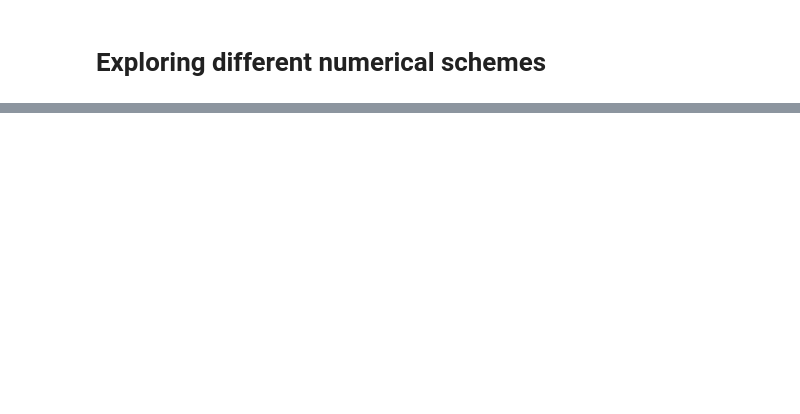
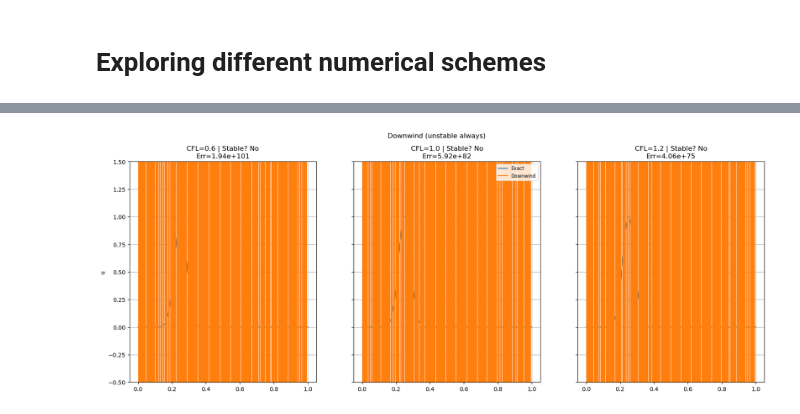
Before and after one commit to fredericstrand/INF205, a Jupyter notebook: project/explore.ipynb, the cells around one changed output, grey strips where cells are left out. Saved outputs shown, nothing was run; the diff lists cells and outputs as text; code cells hidden in the pictures; blank space fills up the shorter version.

```diff
--- a/project/explore.ipynb
+++ b/project/explore.ipynb
@@ -54,0 +65,27 @@ plt.show()
+# %%
+def downwind(a,nx,cfl,T):
+    dx=1/nx; dt=cfl*dx/abs(a); nt=int(T/dt)
+    u = np.exp(-((x-0.25)/0.05)**2)
+    for _ in range(nt):
+        un = u.copy(); ν=a*dt/dx
+        if a>0:
+            u = un - ν*(np.roll(un,-1) - un)
+        else:
+            u = un - ν*(un - np.roll(un,1))
+    return u
+
+fig,axes = plt.subplots(1,3,figsize=(20,7),sharey=True)
+for ax,cfl in zip(axes,CFLs):
+    t0=time.perf_counter(); u=downwind(a,nx,cfl,T); cpu=time.perf_counter()-t0
+    err=np.max(np.abs(u-exact(a,T,x)))
+    ax.plot(t_ex,u_ex,'-',label='Exact')
+    ax.plot(x,u,'-',label='Downwind')
+    ax.set_title(f'CFL={cfl:.1f} | Stable? No\nErr={err:.2e}')
+    ax.grid()
+axes[0].set_ylabel('u')
+axes[1].legend(loc='upper right',fontsize='small')
+plt.ylim(-0.5, 1.5)
+plt.suptitle('Downwind (unstable always)')
+plt.show()
+# %% [output]
+[figure, added]
```
Also changed, not shown: parts of 9 cells of this notebook.
